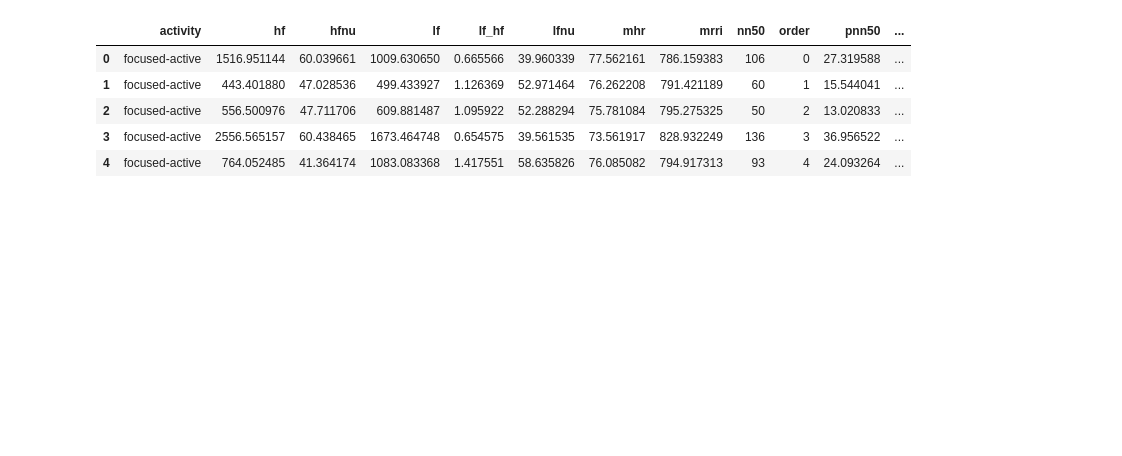
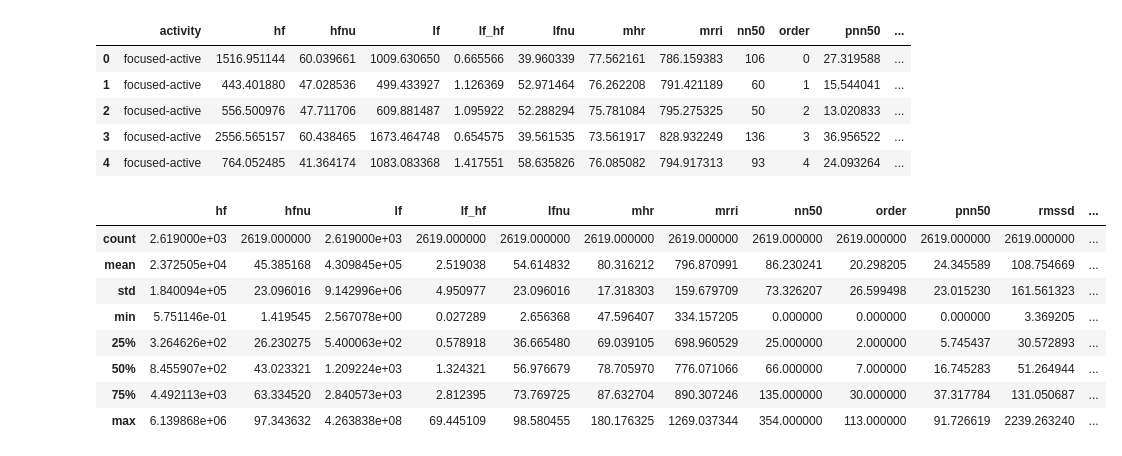
Before and after one commit to jucc/HeRV_analysis, a Jupyter notebook: HeRV_pipeline.ipynb, the cells around one changed output. Cells and saved outputs as stored; diff of their text form; code cells hidden in the pictures; blank space fills up the shorter version.

```diff
--- a/HeRV_pipeline.ipynb
+++ b/HeRV_pipeline.ipynb
@@ -102,9 +103,19 @@ pdf.head()
 | 3 | focused-active | 2556.565157 | 60.438465 | 1673.464748 | 0.654575 | 39.561535 | 73.561917 | 828.932249 | 136 | 3 | 36.956522 | ... |
 | 4 | focused-active | 764.052485 | 41.364174 | 1083.083368 | 1.417551 | 58.635826 | 76.085082 | 794.917313 | 93 | 4 | 24.093264 | ... |
 # %%
-#pdf.describe()
+pdf.describe()
 #r = hp.runFlow(pdf)
-hp.scaleFeatures(pdf)
+# hp.scaleFeatures(pdf)
+# %% [output]
+|  | hf | hfnu | lf | lf_hf | lfnu | mhr | mrri | nn50 | order | pnn50 | rmssd | ... |
+| count | 2.619000e+03 | 2619.000000 | 2.619000e+03 | 2619.000000 | 2619.000000 | 2619.000000 | 2619.000000 | 2619.000000 | 2619.000000 | 2619.000000 | 2619.000000 | ... |
+| mean | 2.372505e+04 | 45.385168 | 4.309845e+05 | 2.519038 | 54.614832 | 80.316212 | 796.870991 | 86.230241 | 20.298205 | 24.345589 | 108.754669 | ... |
+| std | 1.840094e+05 | 23.096016 | 9.142996e+06 | 4.950977 | 23.096016 | 17.318303 | 159.679709 | 73.326207 | 26.599498 | 23.015230 | 161.561323 | ... |
+| min | 5.751146e-01 | 1.419545 | 2.567078e+00 | 0.027289 | 2.656368 | 47.596407 | 334.157205 | 0.000000 | 0.000000 | 0.000000 | 3.369205 | ... |
+| 25% | 3.264626e+02 | 26.230275 | 5.400063e+02 | 0.578918 | 36.665480 | 69.039105 | 698.960529 | 25.000000 | 2.000000 | 5.745437 | 30.572893 | ... |
+| 50% | 8.455907e+02 | 43.023321 | 1.209224e+03 | 1.324321 | 56.976679 | 78.705970 | 776.071066 | 66.000000 | 7.000000 | 16.745283 | 51.264944 | ... |
+| 75% | 4.492113e+03 | 63.334520 | 2.840573e+03 | 2.812395 | 73.769725 | 87.632704 | 890.307246 | 135.000000 | 30.000000 | 37.317784 | 131.050687 | ... |
+| max | 6.139868e+06 | 97.343632 | 4.263838e+08 | 69.445109 | 98.580455 | 180.176325 | 1269.037344 | 354.000000 | 113.000000 | 91.726619 | 2239.263240 | ... |
 # %%
 pdf.describe()
 # %% [output]
```
Also changed, not shown: parts of 10 cells of this notebook, 5 other files.
